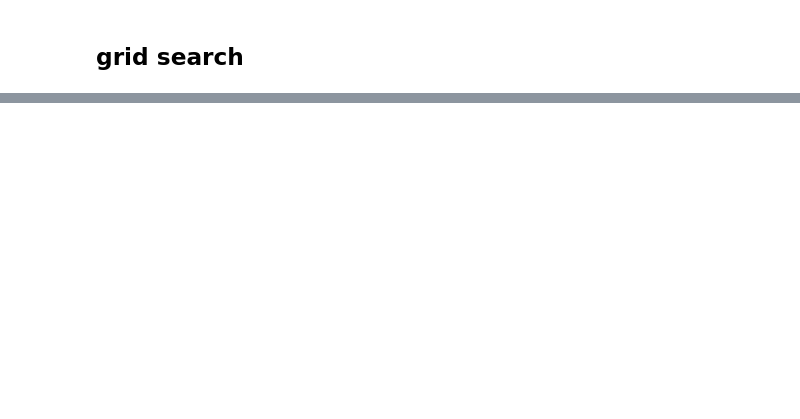
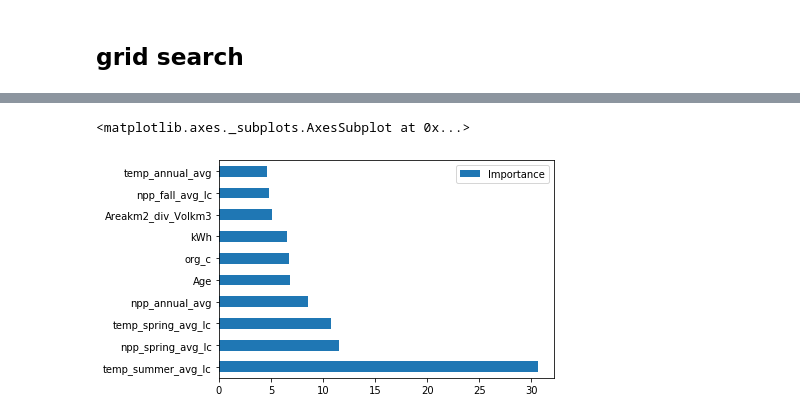
Before and after one commit to kkrlee/hydropower, a Jupyter notebook: yaniv/co2_emissions_Boosting.ipynb, the cells around one changed output, grey strips where cells are left out. Cells and saved outputs as stored; diff of their text form; code cells hidden in the pictures; blank space fills up the shorter version.

```diff
--- a/yaniv/co2_emissions_Boosting.ipynb
+++ b/yaniv/co2_emissions_Boosting.ipynb
@@ -169,7 +170,5 @@ test  r2: 0.36061999960760294
 # %% [markdown]
 ## grid search
-# %%
-x_train, x_test, y_train, y_test = train_test_split(X, Y, test_size=0.2, random_state=42)
 # %%
 from sklearn.model_selection import GridSearchCV
 
@@ -214,6 +213,10 @@ grid_search_xgb.best_score_
 # %%
-xgb_best = xgboost.XGBRegressor(learning_rate=.112, n_estimators=20)
-xgb_best.fit(x_train, y_train)
-xgb_best.score(x_train, y_train)
-xgb_best.score(x_test, y_test)
+xgb_best = xgboost.XGBRegressor(learning_rate=.2782, n_estimators=10, max_depth=2)
+xgb_best.fit(x_train, y_train,
+             eval_set=[(x_val, y_val)],
+             early_stopping_rounds=10)
+
+print('')
+print('train r2:', xgb_best.score(x_train, y_train))
+print('test  r2:', xgb_best.score(x_test, y_test))
 # %% [output]
@@ -220,0 +237,5 @@ xgb_best.score(x_test, y_test)
+# %%
+pd.DataFrame(index=x_train.columns, data=xgb_best.feature_importances_*100, columns=['Importance']).sort_values(by='Importance', ascending=False).head(10).plot(kind='barh')
+# %% [output]
+<matplotlib.axes._subplots.AxesSubplot at 0x...>
+[figure, added]
```
Also changed, not shown: parts of 33 cells of this notebook.
